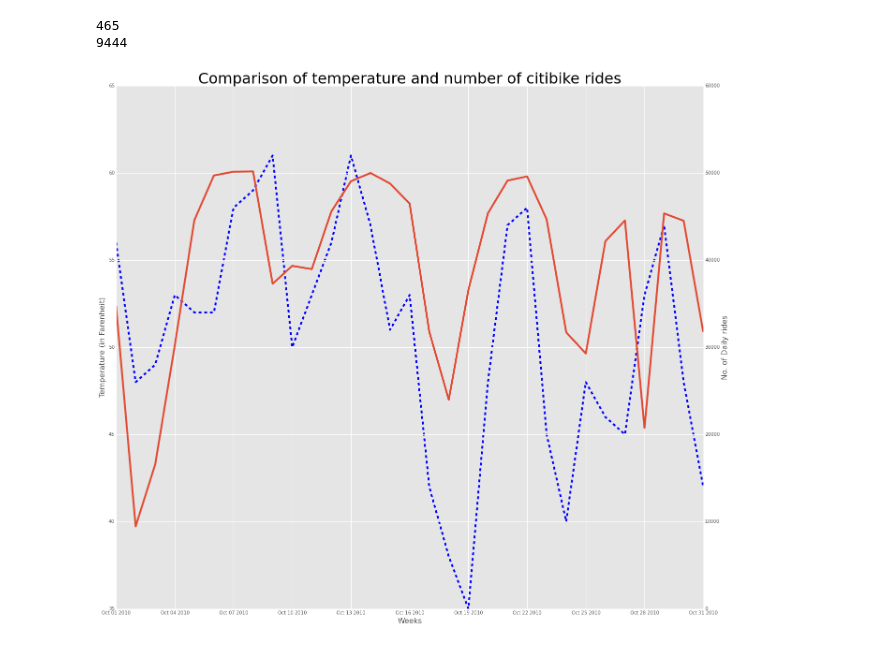
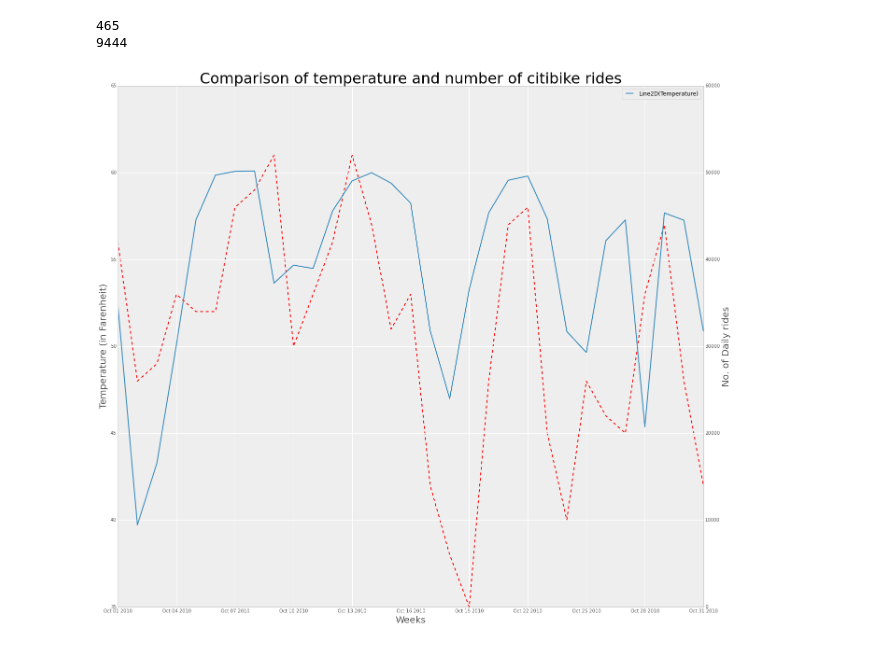
Before and after one commit to afcarl/PUI2015_vvijayarangan, a Jupyter notebook: HW8/citibike_temperature.ipynb, the cells around one changed output. Drawn from its saved outputs; the diff is of its cells as text; code cells hidden in the pictures.

```diff
--- a/HW8/citibike_temperature.ipynb
+++ b/HW8/citibike_temperature.ipynb
@@ -16,7 +16,7 @@ import datetime
 
 %pylab inline
 
-pl.style.use('ggplot')
+pl.style.use('bmh')
 # %% [output]
 Populating the interactive namespace from numpy and matplotlib
 # %%
@@ -35,21 +35,23 @@ daily_rides = citibike_oct.groupby('date').agg('count')
 465
 9444
 # %%
-fig, ax1 = plt.subplots(figsize = (20,20))
+fig, ax1 = pl.subplots(figsize = (20,20))
 days = pd.date_range('10/01/2010', periods = 31, freq = 'D')
 
-ax1.plot(days, temp_oct['Low'], '--', label = "Temperature", color = 'blue')
+p1 = ax1.plot(days, temp_oct['Low'], '--', label = "Temperature", color = 'red')
 ax1.set_title('Comparison of temperature and number of citibike rides', fontsize = 32)
 #ax1.ylim([0,65])
-ax1.set_xlabel('Weeks', fontsize = 16);
-ax1.set_ylabel('Temperature (in Farenheit)', fontsize = 16);
+ax1.set_xlabel('Weeks', fontsize = 20);
+ax1.set_ylabel('Temperature (in Farenheit)', fontsize = 20);
 
 
 ax2 = ax1.twinx()
-ax2.plot(days, daily_rides['gender'], label = "No. of daily rides")
-ax2.set_ylabel('No. of Daily rides', fontsize = 16);
+p2 = ax2.plot(days, daily_rides['gender'], label = "No. of daily rides")
+ax2.set_ylabel('No. of Daily rides', fontsize = 20);
 
+ps = p1 + p2
+pl.legend(ps)
 
 fig.savefig('HW8.png')
 # %% [output]
-[figure, old version]
+[figure, new version]
```
Also changed, not shown: 1 other file.
